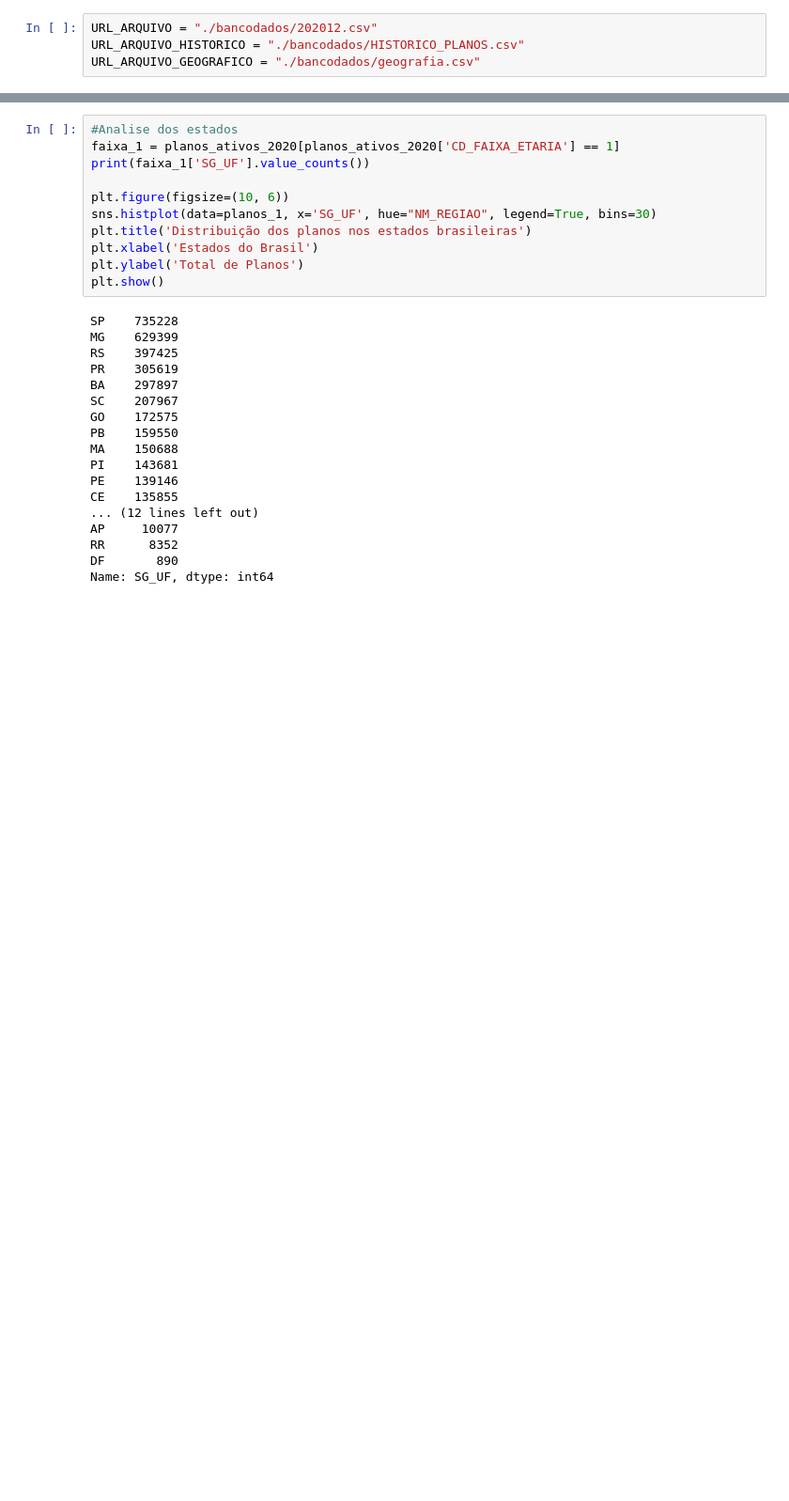
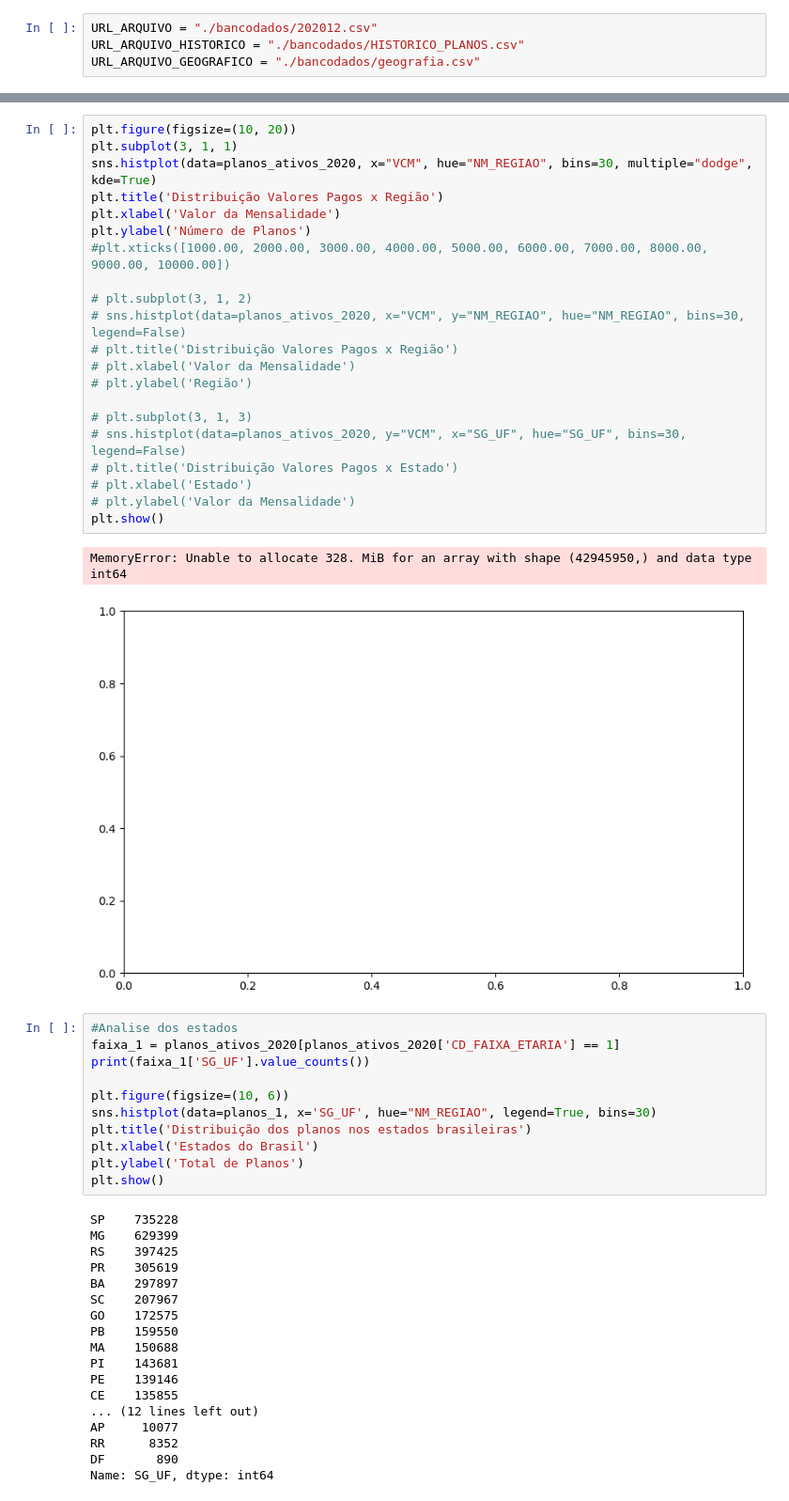
Before and after one commit to MaMBassi/TopicosEspeciaisII, a Jupyter notebook: analise_estatistica_plano_saude_2020.ipynb, the cells around one changed output, grey strips where cells are left out. Shown: that part at 94% size. Saved outputs shown, nothing was run; the diff lists cells and outputs as text; blank space fills up the shorter version.

```diff
--- a/analise_estatistica_plano_saude_2020.ipynb
+++ b/analise_estatistica_plano_saude_2020.ipynb
@@ -342,3 +428,27 @@ sns.relplot(
+# %%
+plt.figure(figsize=(10, 20))
+plt.subplot(3, 1, 1)
+sns.histplot(data=planos_ativos_2020, x="VCM", hue="NM_REGIAO", bins=30, multiple="dodge", kde=True)
+plt.title('Distribuição Valores Pagos x Região')
+plt.xlabel('Valor da Mensalidade')
+plt.ylabel('Número de Planos')
+#plt.xticks([1000.00, 2000.00, 3000.00, 4000.00, 5000.00, 6000.00, 7000.00, 8000.00, 9000.00, 10000.00])
+
+# plt.subplot(3, 1, 2)
+# sns.histplot(data=planos_ativos_2020, x="VCM", y="NM_REGIAO", hue="NM_REGIAO", bins=30, legend=False)
+# plt.title('Distribuição Valores Pagos x Região')
+# plt.xlabel('Valor da Mensalidade')
+# plt.ylabel('Região')
+
+# plt.subplot(3, 1, 3)
+# sns.histplot(data=planos_ativos_2020, y="VCM", x="SG_UF", hue="SG_UF", bins=30, legend=False)
+# plt.title('Distribuição Valores Pagos x Estado')
+# plt.xlabel('Estado')
+# plt.ylabel('Valor da Mensalidade')
+plt.show()
+# %% [output]
+MemoryError: Unable to allocate 328. MiB for an array with shape (42945950,) and data type int64
+[figure, added]
 # %%
 #Analise dos estados
 faixa_1 = planos_ativos_2020[planos_ativos_2020['CD_FAIXA_ETARIA'] == 1]
```
Also changed, not shown: parts of 63 cells of this notebook.
